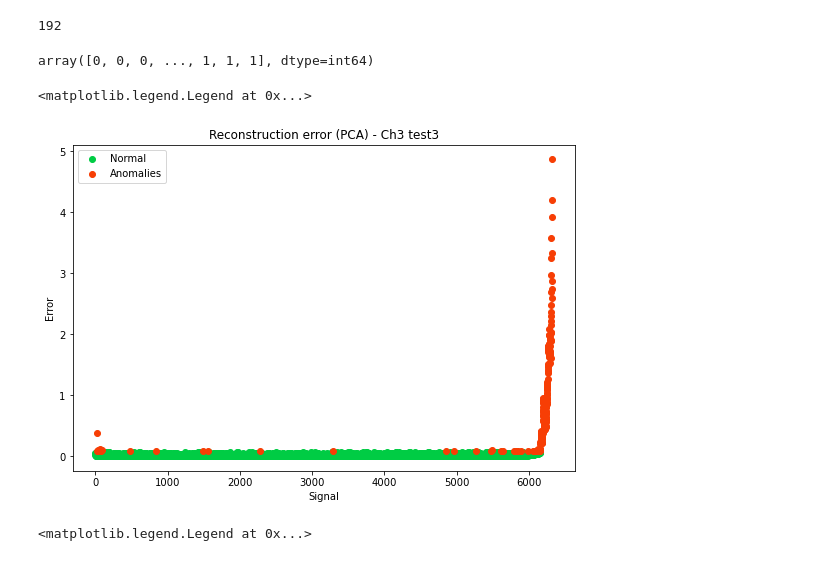
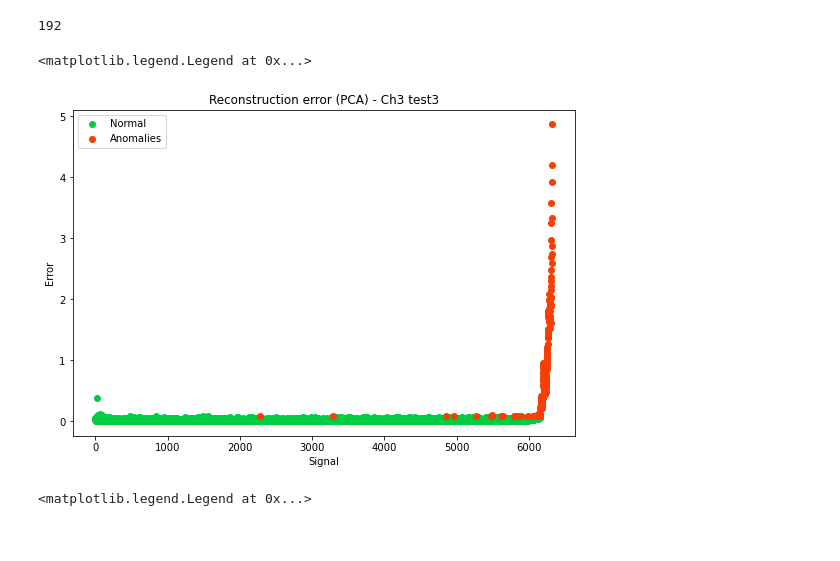
Before and after one commit to judithspd/predictive-maintenance, a Jupyter notebook: TimeToFailurePrediction/AnomalyDetectionPCA/AnomalyDetectionPCAs_Ch3_test3.ipynb, the cells around one changed output. Drawn from its saved outputs; the diff is of its cells as text; code cells hidden in the pictures.

```diff
--- a/TimeToFailurePrediction/AnomalyDetectionPCA/AnomalyDetectionPCAs_Ch3_test3.ipynb
+++ b/TimeToFailurePrediction/AnomalyDetectionPCA/AnomalyDetectionPCAs_Ch3_test3.ipynb
@@ -233,26 +233,27 @@ sum(pred_GM)
 # %% [output]
 192
 # %%
-pred_GM
+pred_GM = [0] * int(len(error_reconstruccion)/4)
+pred_GM_3cuartos = gm.predict(error_reconstruccion[int(len(error_reconstruccion)/4):].reshape(-1, 1))
+for i in range(len(pred_GM_3cuartos)):
+    pred_GM.append(pred_GM_3cuartos[i])
+pred_GM = np.array(pred_GM)
-# %% [output]
-array([0, 0, 0, ..., 1, 1, 1], dtype=int64)
 # %%
 colores = ["#00cc44", "#f73e05"]
-pred_GM = gm.predict(error_reconstruccion.reshape(-1, 1))
 n_signal = list(range(len(pred_GM)))
 n_signal = np.array(n_signal)
 signals_0 = n_signal[pred_GM == 0]
 error_rec_0 = error_reconstruccion[pred_GM == 0]
 signals_1 = n_signal[pred_GM == 1]
 error_rec_1 = error_reconstruccion[pred_GM == 1]
 plt.figure(figsize=(9,6))
 plt.scatter(signals_0, error_rec_0, c = "#00cc44", label = 'Normal')
 plt.scatter(signals_1, error_rec_1, c = "#f73e05", label = 'Anomalies')
 plt.title('Reconstruction error (PCA) - Ch3 test3')
 plt.xlabel('Signal')
 plt.ylabel('Error')
 plt.legend()
 # %% [output]
 <matplotlib.legend.Legend at 0x...>
-[figure, old version]
+[figure, new version]
 # %%
```
Also changed, not shown: parts of 3 cells of this notebook, 3 other files.
